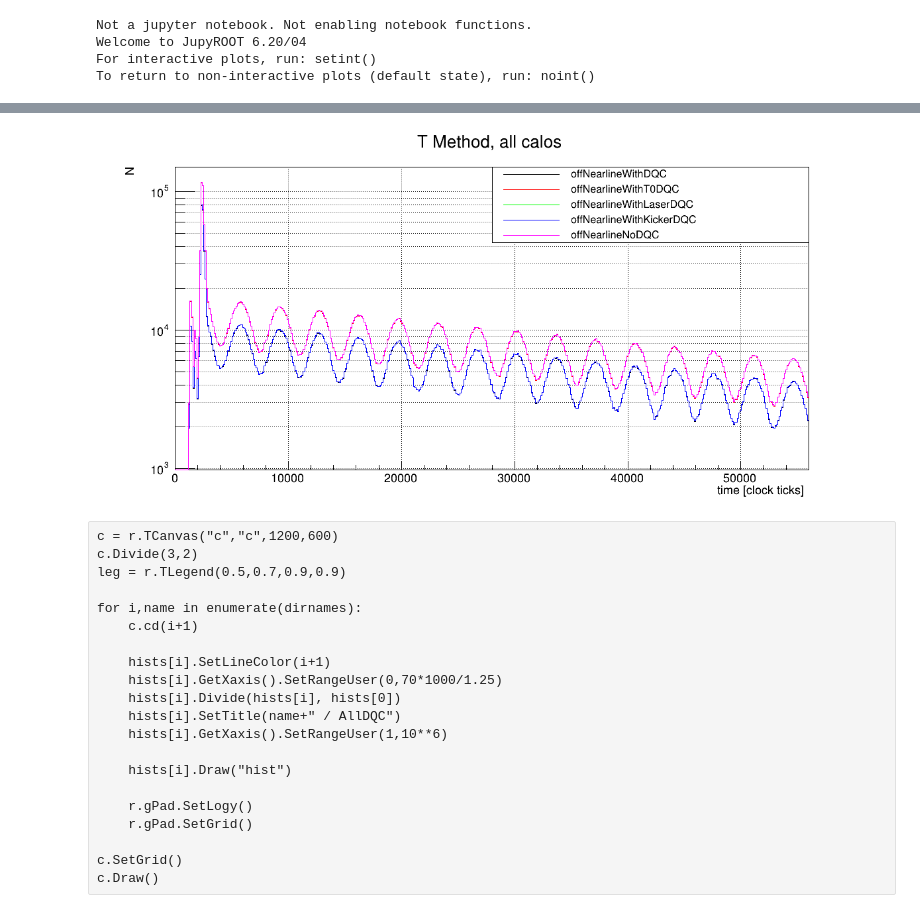
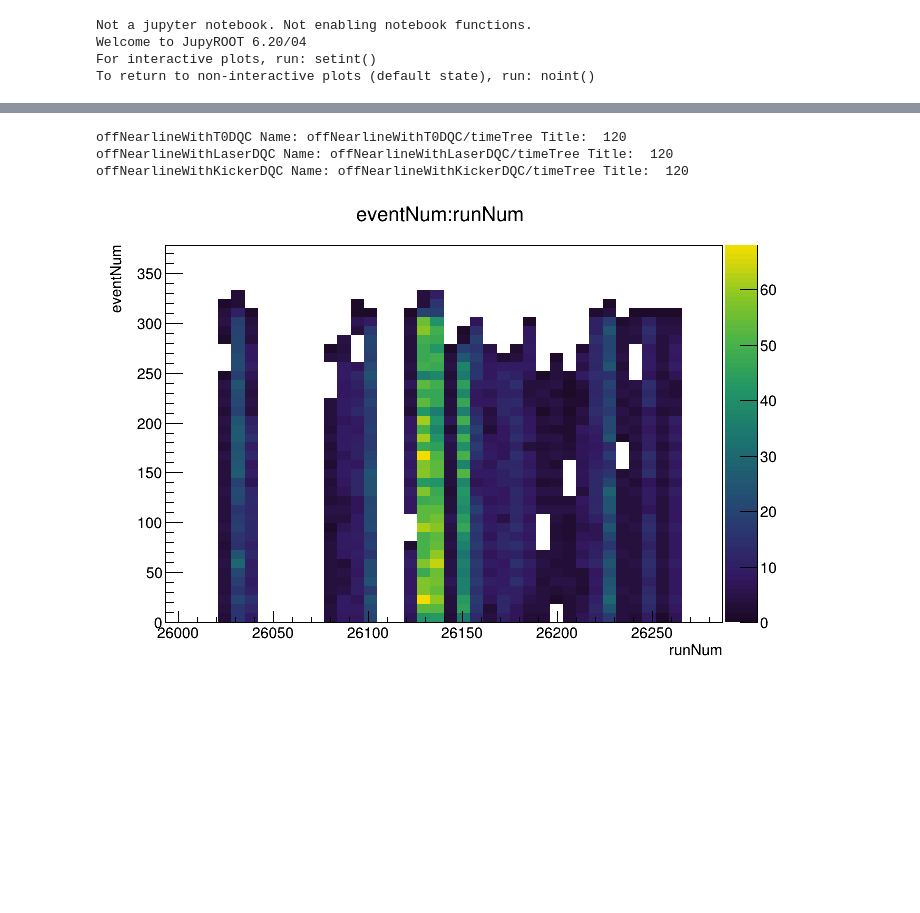
Before and after one commit to jlabounty/g-2, a Jupyter notebook: dqc/fill_by_fill_investigation.ipynb, the cells around one changed output, grey strips where cells are left out. Saved outputs shown, nothing was run; the diff lists cells and outputs as text; code cells hidden in the pictures; blank space fills up the shorter version.

```diff
--- a/dqc/fill_by_fill_investigation.ipynb
+++ b/dqc/fill_by_fill_investigation.ipynb
@@ -89,47 +221,13 @@ print(hists)
-# %%
-c = r.TCanvas("c","c",1200,600)
-
-leg = r.TLegend(0.5,0.7,0.9,0.9)
-
-for i,name in enumerate(dirnames):
-    hi = hists[i]
-    if(i < 4):
-        hi.SetLineColor(i+1)
-    else:
-        hi.SetLineColor(i+2)
-    hi.GetXaxis().SetRangeUser(0,70*1000/1.25)
-
-    if(i>0):
-        hi.DrawCopy("hist same")
-    else:
-        hi.DrawCopy("hist")
-    leg.AddEntry(hi,name,"l")
-
-
-c.SetLogy()
-leg.Draw()
-c.SetGrid()
-c.Draw()
-# %% [output]
-[figure, removed]
-# %% [raw]
-c = r.TCanvas("c","c",1200,600)
-c.Divide(3,2)
-leg = r.TLegend(0.5,0.7,0.9,0.9)
-
-for i,name in enumerate(dirnames):
-    c.cd(i+1)
-
-    hists[i].SetLineColor(i+1)
-    hists[i].GetXaxis().SetRangeUser(0,70*1000/1.25)
-    hists[i].Divide(hists[i], hists[0])
-    hists[i].SetTitle(name+" / AllDQC")
-    hists[i].GetXaxis().SetRangeUser(1,10**6)
-
-    hists[i].Draw("hist")
-
-    r.gPad.SetLogy()
-    r.gPad.SetGrid()
-
-c.SetGrid()
-c.Draw()
+# %%
+for i, name in enumerate(dirnames):
+    c = r.TCanvas()
+    t = r.TChain(name+"/timeTree")
+    n = t.Add(filepath+"*.root")
+    print(name,t,n)
+    t.Draw("eventNum:runNum","","colz")
+    c.Draw()
+# %% [output]
+offNearlineWithT0DQC Name: offNearlineWithT0DQC/timeTree Title:  120
+offNearlineWithLaserDQC Name: offNearlineWithLaserDQC/timeTree Title:  120
+offNearlineWithKickerDQC Name: offNearlineWithKickerDQC/timeTree Title:  120
+[figure, added]
```
Also changed, not shown: parts of 14 cells of this notebook, 1 other file.
